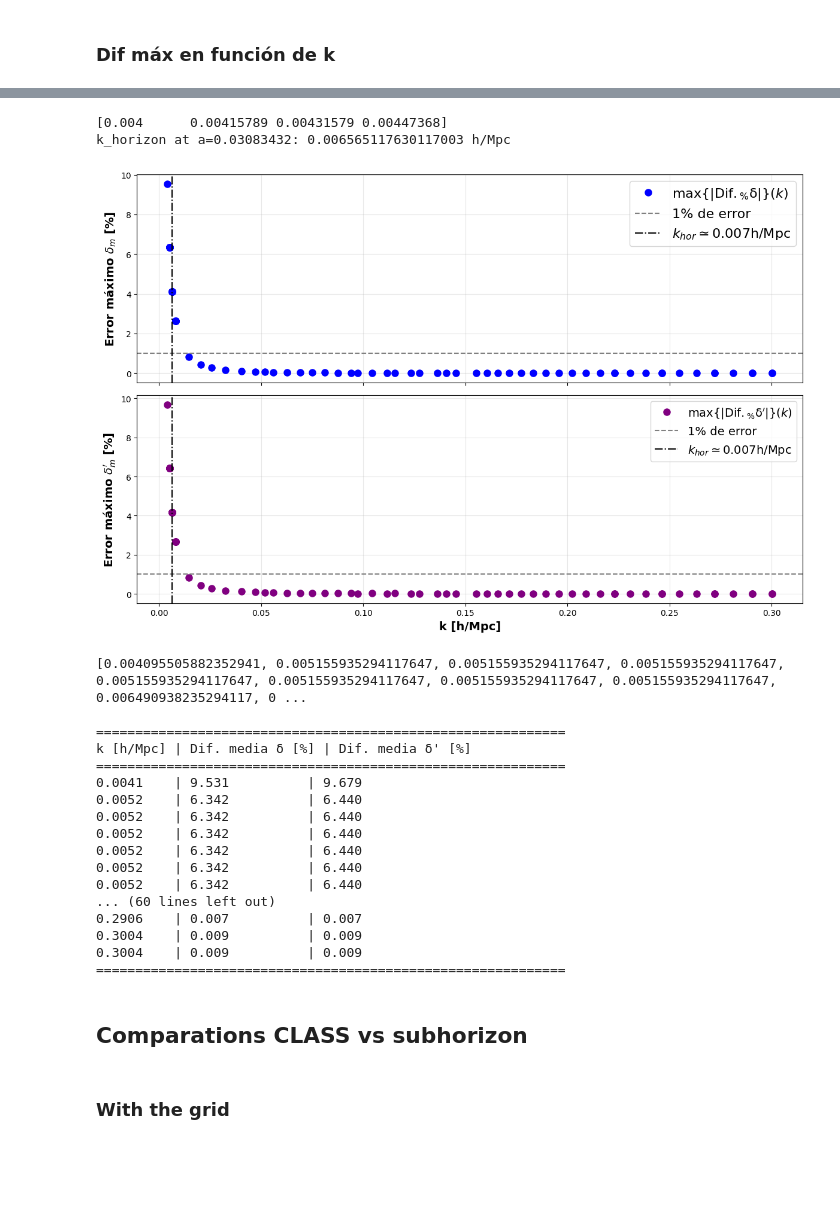
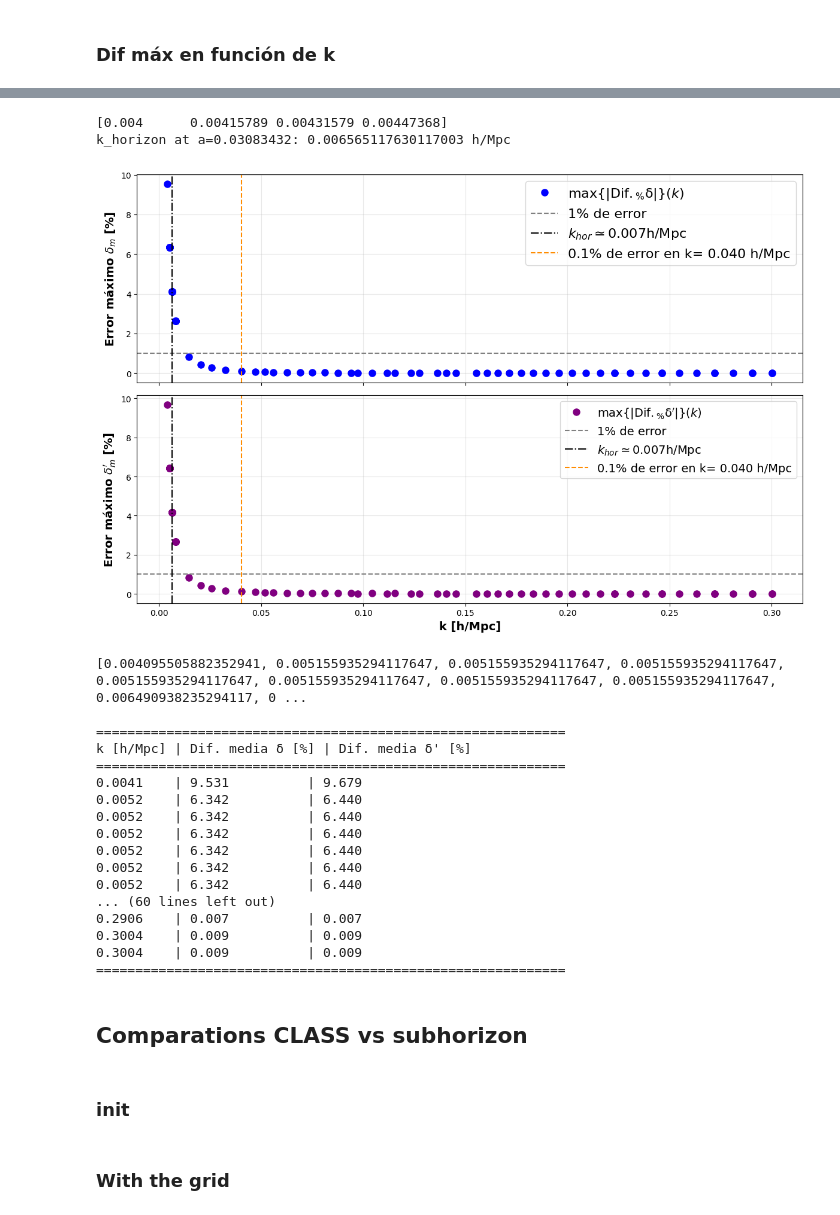
Before and after one commit to PedroRozin/Initial-Conditions-of-the-Matter-Perturbation-Equation-with-Neural-Networks, a Jupyter notebook: notebooks/comparations.ipynb, the cells around one changed output, grey strips where cells are left out. Cells and saved outputs as stored; diff of their text form; code cells hidden in the pictures; blank space fills up the shorter version.

```diff
--- a/notebooks/comparations.ipynb
+++ b/notebooks/comparations.ipynb
@@ -914,8 +986,9 @@ Omega_m = .3
 difs_list = []
 difs_primes_list = []
 k_selected_list = []
-if os.path.exists('/home/pedrorozin/scripts/notebooks/delta_prime_cdm.txt'):
-    os.remove('/home/pedrorozin/scripts/notebooks/delta_prime_cdm.txt')
+path_txt = '/home/pedrorozin/paper_tesis2025/delta_prime_cdm.txt'
+if os.path.exists(path_txt):
+    os.remove(path_txt)
 M = ft.common_settings(k = 0.01, omega_m= Omega_m, A_s=2.1e-9, h=h)
 df_M = ft.get_df_from_M(M)
 df_M = df_M.drop_duplicates(subset=['a'], keep='last')
@@ -925,7 +998,7 @@ Omega_m_actual = M.Omega_m()
 Omega_cdm = Omega_m_actual - Omega_b
 
 # df from adhoc (CLASS en C)
-df_adhoc = ft.read_adhoc_txt('/home/pedrorozin/scripts/notebooks/delta_prime_cdm.txt')
+df_adhoc = ft.read_adhoc_txt(path_txt)
 
 # Loop para calcular diferencias para cada k
 for i, k_th in enumerate(k_thresholds):
@@ -1007,6 +1080,10 @@ axs[0].grid(alpha=0.3, which='both')
 axs[0].axhline(y=1, color='gray', linestyle='--', linewidth=1.5, label='1% de error')
 #vline in k=0.013
 axs[0].axvline(x=k_horizon, color='black', linestyle='-.', linewidth=1.5, label=f'$k_{{hor}}\\simeq {k_horizon:.3f}\\mathrm{{h/Mpc}}$')
+#k where error is 0.1%
+k_low_percent = k_values_h[np.argmin(np.abs(np.array(max_dif_delta) - 0.1))]
+axs[0].axvline(x=k_low_percent, color='darkorange', linestyle='--', linewidth=1.5, label=f'0.1% de error en k= {k_low_percent:.3f} h/Mpc')
+
 axs[0].legend(fontsize = 16)
 
 # Plot para delta_prime
@@ -1014,34 +1091,37 @@ axs[0].legend(fontsize = 16)
 #             label = r"$ <\frac{\delta\prime_{CLASS}(a) - \delta\prime_{subh}(a)}{\delta\prime_{CLASS}(a)}>_k\times100\%$ ")
 axs[1].plot(k_values_h, max_dif_delta_prime, 'o', linewidth=2, markersize=8, color='purple',
             label = r"$\mathrm{max \{|Dif._\% \delta^\prime|\}}(k)$")
 axs[1].set_ylabel('Error máximo $\delta_m^\prime$ [%]', fontweight='bold', fontsize=14)
 axs[1].set_xlabel('k [h/Mpc]', fontweight='bold', fontsize=14)
 # axs[1].set_xscale('log')
 # axs[1].set_yscale('log')
 axs[1].grid(alpha=0.3, which='both')
 axs[1].axhline(y=1, color='gray', linestyle='--', linewidth=1.5, label='1% de error')
 axs[1].axvline(x=k_horizon, color='black', linestyle='-.', linewidth=1.5, label=f'$k_{{hor}}\\simeq {k_horizon:.3f}\\mathrm{{h/Mpc}}$')
+#vline where error is 0.1%
+k_low_percent_prime = k_values_h[np.argmin(np.abs(np.array(max_dif_delta_prime) - 0.1))]
+axs[1].axvline(x=k_low_percent_prime, color='darkorange', linestyle='--', linewidth=1.5, label=f'0.1% de error en k= {k_low_percent_prime:.3f} h/Mpc')
 axs[1].legend(fontsize = 14)
 
 plt.tight_layout()
 
 # plt.savefig('/home/pedrorozin/scripts/outputs_pedro/diferencia_media_vs_k.png', dpi=300, bbox_inches='tight')
 plt.show()
 print(k_values_h[:15])
 # Imprimir tabla de valores
 print("\n" + "="*60)
 print("k [h/Mpc] | Dif. media δ [%] | Dif. media δ' [%]")
 print("="*60)
 for i in range(len(k_values_h)):
     print(f"{k_values_h[i]:.4f}    | {max_dif_delta[i]:.3f}          | {max_dif_delta_prime[i]:.3f}")
 print("="*60)
 
 M.struct_cleanup()
 del M
 # %% [output]
 [0.004      0.00415789 0.00431579 0.00447368]
 k_horizon at a=0.03083432: 0.006565117630117003 h/Mpc
-[figure, old version]
+[figure, new version]
 [0.004095505882352941, 0.005155935294117647, 0.005155935294117647, 0.005155935294117647, 0.005155935294117647, 0.005155935294117647, 0.005155935294117647, 0.005155935294117647, 0.006490938235294117, 0 ...
 
 ============================================================
@@ -1061,3 +1141,5 @@ k [h/Mpc] | Dif. media δ [%] | Dif. media δ' [%]
 ============================================================
 # %% [markdown]
 ## Comparations CLASS vs subhorizon
+# %% [markdown]
+### init
```
Also changed, not shown: parts of 15 cells of this notebook, 2 other files.
